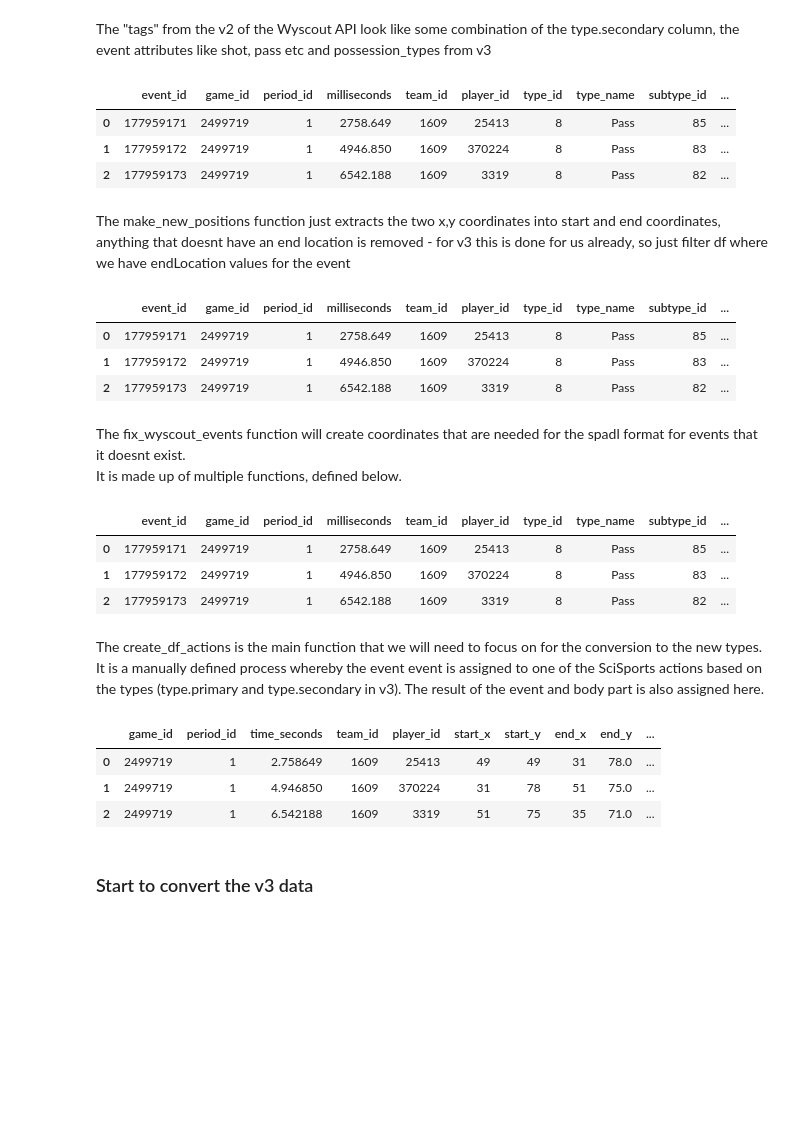
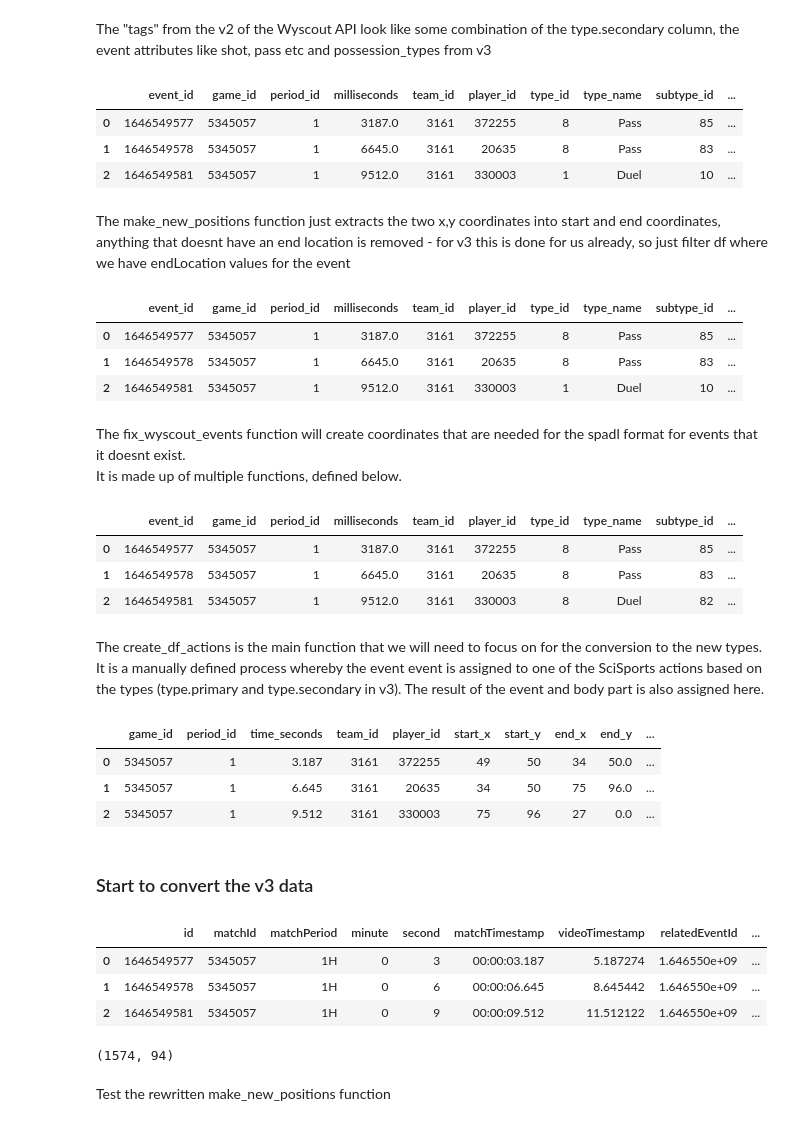
Before and after one commit to liammoore44/wyscout-spadl-conversion, a Jupyter notebook: test_notebooks/Wyscout-conversion.ipynb, the cells around one changed output. Drawn from its saved outputs; the diff is of its cells as text; code cells hidden in the pictures; blank space fills up the shorter version.

```diff
--- a/test_notebooks/Wyscout-conversion.ipynb
+++ b/test_notebooks/Wyscout-conversion.ipynb
@@ -164,7 +164,7 @@ The Wyscout loader code from the SoccerAction databse also looks to be broken, s
 # Events have been downloaded from the link in the PublicWyscoutLoader class - events="https://ndownloader.figshare.com/files/14464685",
 
 # A modified version of the code from the events method of the PublicWyscoutLoader class
-obj = _localloadjson("C:\\Users\\LiamMoore\\Documents\\code\\python\\wyscout-spadl-conversion\\Data\\Events\\events_England.json")
+obj = _localloadjson("C:\\Users\\LiamMoore\\Documents\\code\\python\\wyscout-spadl-conversion\\Data\\Events\\v2_response.json")
 # %%
 obj
 # %% [output]
@@ -188,4 +188,4 @@ obj
 # %%
-raw_df = pd.DataFrame(obj)
-raw_df.head()
+raw_df = pd.DataFrame(obj['events'])
+raw_df
 # %% [output]
@@ -198,11 +205,8 @@ raw_df.head()
 # %% [markdown]
 Just take a single match from this file for the rest of the investigation
-# %%
-raw_df = raw_df.loc[raw_df.matchId==2499719]
 # %%
-if not isinstance(obj, dict) or "events" not in obj:
-    df_events = _convert_events(pd.DataFrame(raw_df))
-    events_df = cast(DataFrame[WyscoutEventSchema], df_events)
+df_events = _convert_events(pd.DataFrame(raw_df))
+events_df = cast(DataFrame[WyscoutEventSchema], df_events)
 # %%
 # check if there is a single row for each event ie - nothing has been exploded
 len(events_df), events_df.event_id.nunique()
@@ -262,9 +266,9 @@ events = pd.concat([events_df, get_tagsdf(events_df)], axis=1)
 events.head(3)
 # %% [output]
 |  | event_id | game_id | period_id | milliseconds | team_id | player_id | type_id | type_name | subtype_id | ... |
-| 0 | 177959171 | 2499719 | 1 | 2758.649 | 1609 | 25413 | 8 | Pass | 85 | ... |
-| 1 | 177959172 | 2499719 | 1 | 4946.850 | 1609 | 370224 | 8 | Pass | 83 | ... |
-| 2 | 177959173 | 2499719 | 1 | 6542.188 | 1609 | 3319 | 8 | Pass | 82 | ... |
+| 0 | 1646549577 | 5345057 | 1 | 3187.0 | 3161 | 372255 | 8 | Pass | 85 | ... |
+| 1 | 1646549578 | 5345057 | 1 | 6645.0 | 3161 | 20635 | 8 | Pass | 83 | ... |
+| 2 | 1646549581 | 5345057 | 1 | 9512.0 | 3161 | 330003 | 1 | Duel | 10 | ... |
 # %% [markdown]
 The make_new_positions function just extracts the two x,y coordinates into start and end coordinates, anything that doesnt have an end location is removed - for v3 this is done for us already, so just filter df where we have endLocation values for the event
 # %%
@@ -272,9 +276,9 @@ events = make_new_positions(events)
 events.head(3)
 # %% [output]
 |  | event_id | game_id | period_id | milliseconds | team_id | player_id | type_id | type_name | subtype_id | ... |
-| 0 | 177959171 | 2499719 | 1 | 2758.649 | 1609 | 25413 | 8 | Pass | 85 | ... |
-| 1 | 177959172 | 2499719 | 1 | 4946.850 | 1609 | 370224 | 8 | Pass | 83 | ... |
-| 2 | 177959173 | 2499719 | 1 | 6542.188 | 1609 | 3319 | 8 | Pass | 82 | ... |
+| 0 | 1646549577 | 5345057 | 1 | 3187.0 | 3161 | 372255 | 8 | Pass | 85 | ... |
+| 1 | 1646549578 | 5345057 | 1 | 6645.0 | 3161 | 20635 | 8 | Pass | 83 | ... |
+| 2 | 1646549581 | 5345057 | 1 | 9512.0 | 3161 | 330003 | 1 | Duel | 10 | ... |
 # %% [markdown]
 The fix_wyscout_events function will create coordinates that are needed for the spadl format for events that it doesnt exist. <br>
 It is made up of multiple functions, defined below.
@@ -291,22 +295,22 @@ events = fix_wyscout_events(events)
 events.head(3)
 # %% [output]
 |  | event_id | game_id | period_id | milliseconds | team_id | player_id | type_id | type_name | subtype_id | ... |
-| 0 | 177959171 | 2499719 | 1 | 2758.649 | 1609 | 25413 | 8 | Pass | 85 | ... |
-| 1 | 177959172 | 2499719 | 1 | 4946.850 | 1609 | 370224 | 8 | Pass | 83 | ... |
-| 2 | 177959173 | 2499719 | 1 | 6542.188 | 1609 | 3319 | 8 | Pass | 82 | ... |
+| 0 | 1646549577 | 5345057 | 1 | 3187.0 | 3161 | 372255 | 8 | Pass | 85 | ... |
+| 1 | 1646549578 | 5345057 | 1 | 6645.0 | 3161 | 20635 | 8 | Pass | 83 | ... |
+| 2 | 1646549581 | 5345057 | 1 | 9512.0 | 3161 | 330003 | 8 | Duel | 82 | ... |
 # %% [markdown]
 The create_df_actions is the main function that we will need to focus on for the conversion to the new types. It is a manually defined process whereby the event event is assigned to one of the SciSports actions based on the types (type.primary and type.secondary in v3). The result of the event and body part is also assigned here.
 # %%
-determine_bodypart_id(events) # The logic here will remain the same other than using the body_type field from wyscout v3
-determine_type_id(events)  # This is probably the bulk of the work - need to manually check the primary/secondary combos and decide which category they will fit into
-determine_result_id(events) # This should be simle and remain mostly the same
+# determine_bodypart_id(event) # The logic here will remain the same other than using the body_type field from wyscout v3
+# determine_type_id(event)  # This is probably the bulk of the work - need to manually check the primary/secondary combos and decide which category they will fit into
+# determine_result_id(event) # This should be simle and remain mostly the same
 
 actions = create_df_actions(events)
 actions.head(3)
 # %% [output]
 |  | game_id | period_id | time_seconds | team_id | player_id | start_x | start_y | end_x | end_y | ... |
-| 0 | 2499719 | 1 | 2.758649 | 1609 | 25413 | 49 | 49 | 31 | 78.0 | ... |
-| 1 | 2499719 | 1 | 4.946850 | 1609 | 370224 | 31 | 78 | 51 | 75.0 | ... |
-| 2 | 2499719 | 1 | 6.542188 | 1609 | 3319 | 51 | 75 | 35 | 71.0 | ... |
+| 0 | 5345057 | 1 | 3.187 | 3161 | 372255 | 49 | 50 | 34 | 50.0 | ... |
+| 1 | 5345057 | 1 | 6.645 | 3161 | 20635 | 34 | 50 | 75 | 96.0 | ... |
+| 2 | 5345057 | 1 | 9.512 | 3161 | 330003 | 75 | 96 | 27 | 0.0 | ... |
 # %% [markdown]
 ### Start to convert the v3 data
@@ -312,0 +320,15 @@ actions.head(3)
+# %%
+v3_df = pd.json_normalize(v3_events, sep='_')
+v3_df.head(3)
+# %% [output]
+|  | id | matchId | matchPeriod | minute | second | matchTimestamp | videoTimestamp | relatedEventId | ... |
+| 0 | 1646549577 | 5345057 | 1H | 0 | 3 | 00:00:03.187 | 5.187274 | 1.646550e+09 | ... |
+| 1 | 1646549578 | 5345057 | 1H | 0 | 6 | 00:00:06.645 | 8.645442 | 1.646550e+09 | ... |
+| 2 | 1646549581 | 5345057 | 1H | 0 | 9 | 00:00:09.512 | 11.512122 | 1.646550e+09 | ... |
+# %%
+# The new format is only one row shorter than the old format
+v3_df.shape
+# %% [output]
+(1574, 94)
+# %% [markdown]
+Test the rewritten make_new_positions function
```
Also changed, not shown: parts of 15 cells of this notebook, 1 other file.
